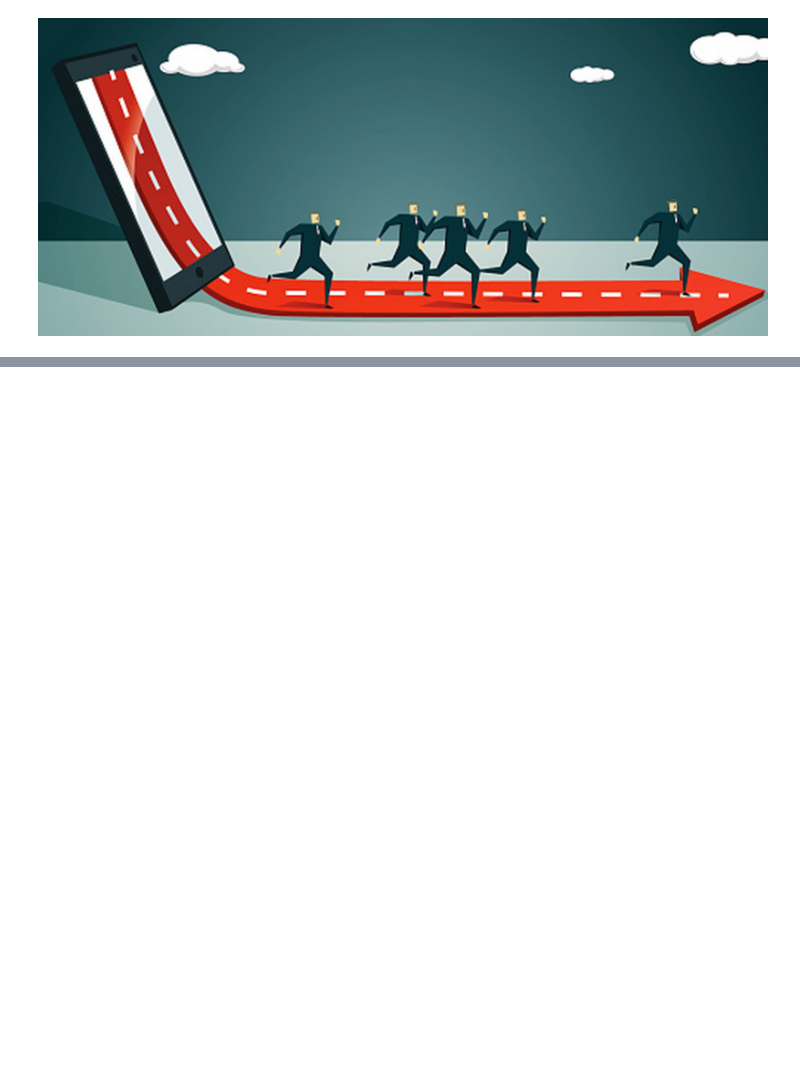
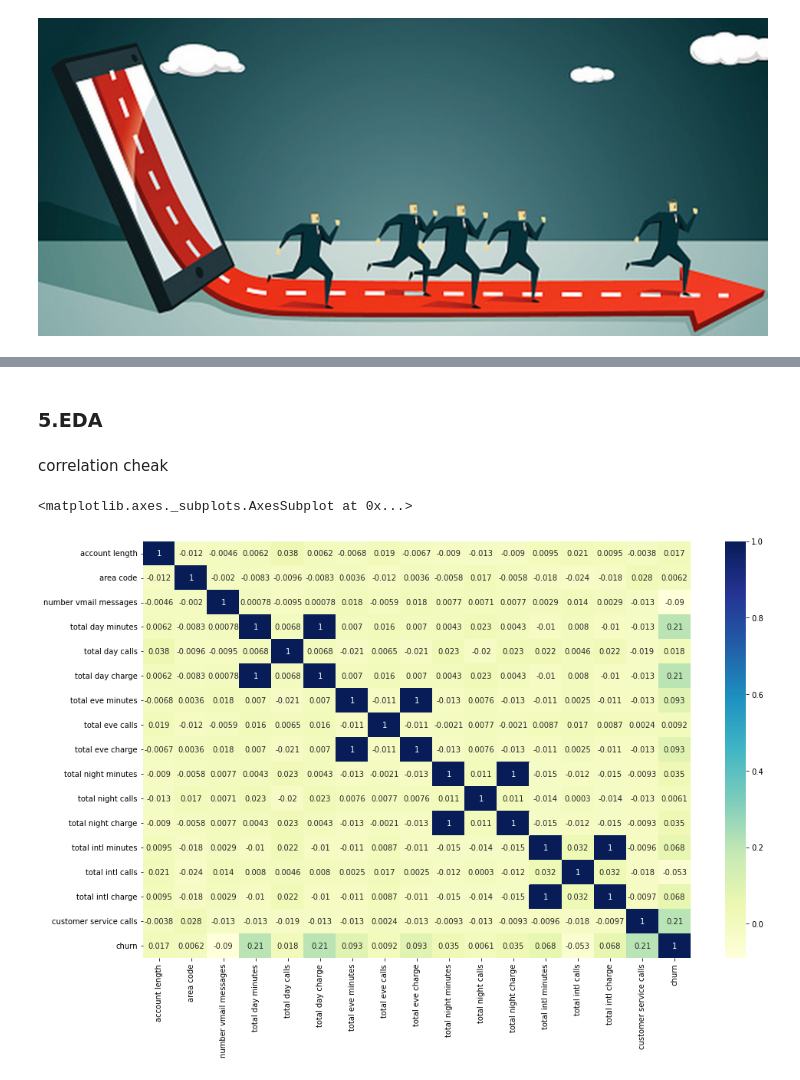
Before and after one commit to sunanda-debnath/Telecom_churn_analysis, a Jupyter notebook: Telecom_churn_analysis_minor.ipynb, the cells around one changed output, grey strips where cells are left out. Cells and saved outputs as stored; diff of their text form; code cells hidden in the pictures; blank space fills up the shorter version.

```diff
--- a/Telecom_churn_analysis_minor.ipynb
+++ b/Telecom_churn_analysis_minor.ipynb
@@ -4,0 +64,2 @@
+# %%
+df =pd.read_csv("/content/drive/MyDrive/skillvertex/minor project/Copy of bigml_59c28831336c6604c800002a.csv")
@@ -4,0 +236,5 @@
+# %%
+df['vmail_messages'] = pd.cut(df['number vmail messages'],bins=[0,1,38,52],
+                             labels=['No VM plan','Normal Users','High Frequency users'],
+                             include_lowest=True)
+df.head(20)
@@ -4,0 +260,11 @@
+# %% [markdown]
+### 5.EDA
+# %% [markdown]
+correlation cheak
+# %%
+plt.figure(figsize= (16, 10))
+Coorelation_matrix= df.corr()
+sns.heatmap(Coorelation_matrix, annot= True, cmap= 'YlGnBu')
+# %% [output]
+<matplotlib.axes._subplots.AxesSubplot at 0x...>
+[figure, added]
```
Also changed, not shown: parts of 44 cells of this notebook.
